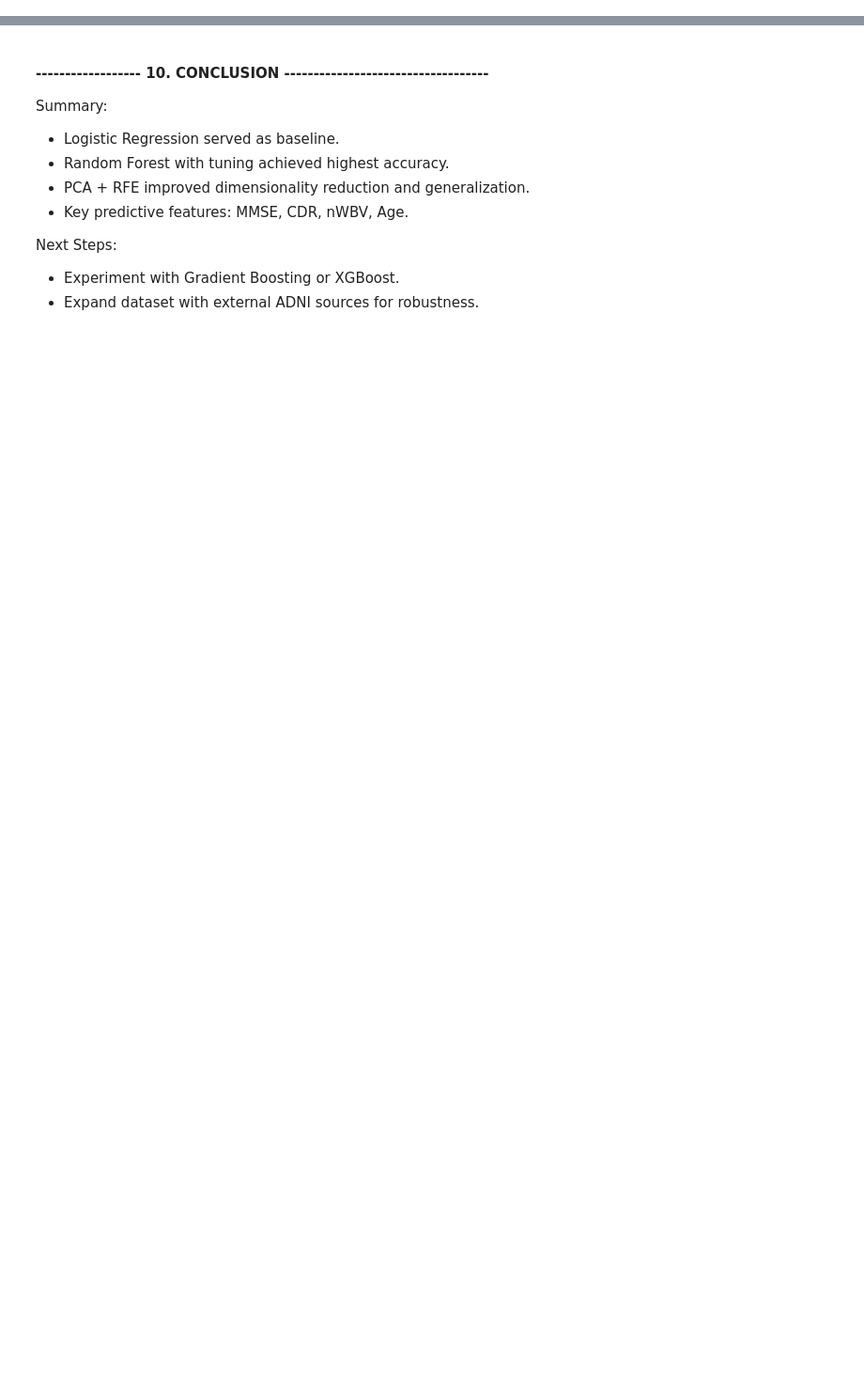
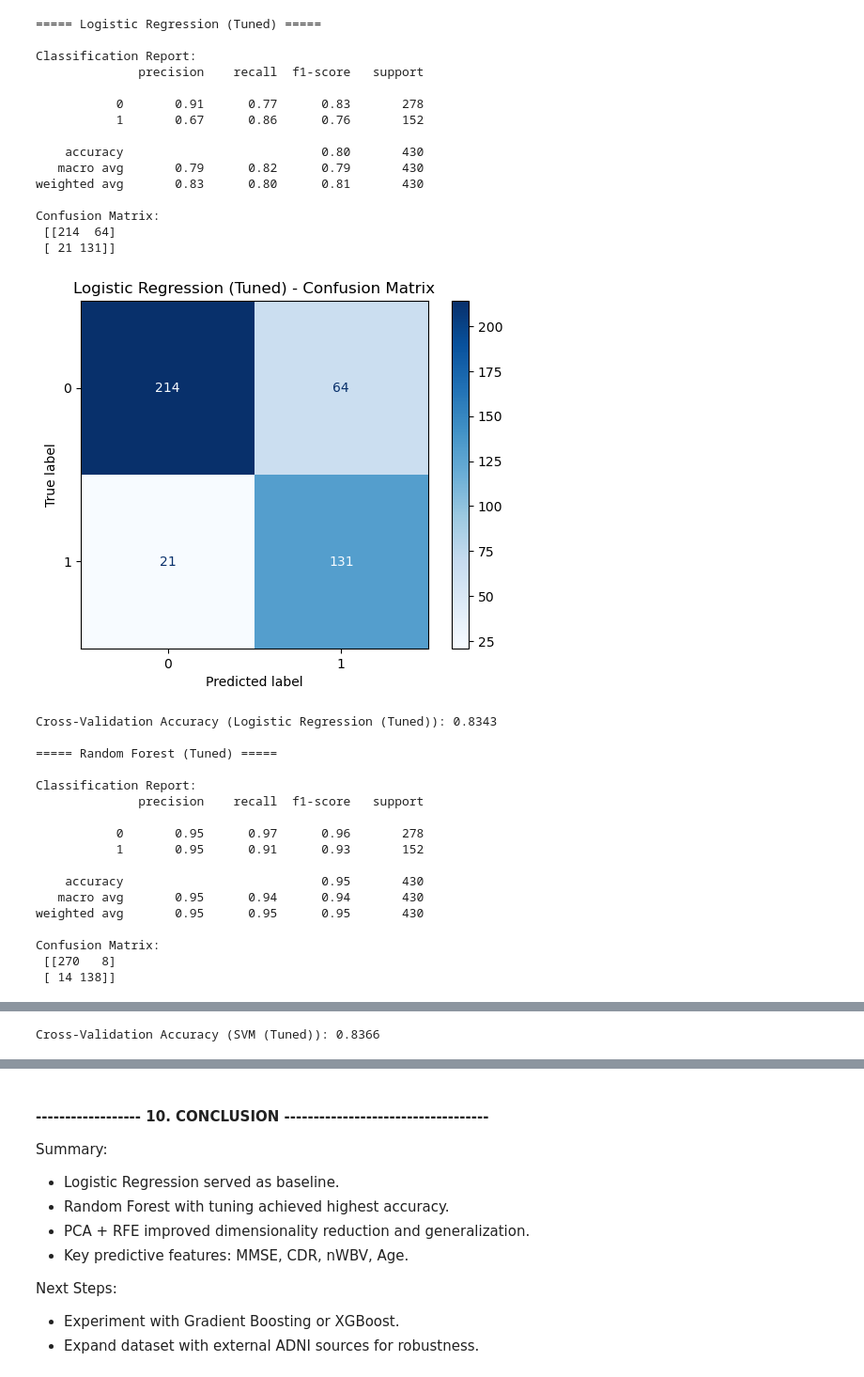
Before and after one commit to SmritiReddyy/Alzheimer-s-Disease-Detection-with-ML, a Jupyter notebook: MLMidterm.ipynb, the cells around one changed output, grey strips where cells are left out. Shown at 94% size. Saved outputs shown, nothing was run; the diff lists cells and outputs as text; code cells hidden in the pictures; blank space fills up the shorter version.

```diff
--- a/MLMidterm.ipynb
+++ b/MLMidterm.ipynb
@@ -185,14 +489,0 @@ print("Cross-validation Accuracy (RF):", np.mean(scores))
-# %%
-
-# ------------------ 9. ANALYSIS & VISUALIZATION -----------------------
-feat_imp = pd.Series(best_rf.feature_importances_, index=X_filtered.columns).sort_values(ascending=False)
-feat_imp.head(10).plot(kind='barh')
-plt.title("Top 10 Feature Importances - Random Forest")
-plt.show()
-
-# ROC curve comparison (optional)
-from sklearn.metrics import RocCurveDisplay
-for name, model in models.items():
-    RocCurveDisplay.from_estimator(model, X_test, y_test)
-plt.title("ROC Curves - Untuned Models")
-plt.show()
@@ -198,0 +608,60 @@ plt.show()
+# %%
+# ------------------ 8. EVALUATION METRICS -----------------------------
+from sklearn.model_selection import cross_val_score
+from sklearn.metrics import ConfusionMatrixDisplay
+
+for name, model in tuned_models.items():
+    print(f"\n===== {name} =====")
+    y_pred = model.predict(X_test)
+
+    # Classification report
+    print("\nClassification Report:")
+    print(classification_report(y_test, y_pred))
+
+    # Confusion Matrix
+    cm = confusion_matrix(y_test, y_pred)
+    print("Confusion Matrix:\n", cm)
+
+    # Plot Confusion Matrix
+    disp = ConfusionMatrixDisplay(confusion_matrix=cm)
+    disp.plot(cmap="Blues", values_format="d")
+    plt.title(f"{name} - Confusion Matrix")
+    plt.show()
+
+    # Cross-validation score
+    scores = cross_val_score(model, X_scaled, y, cv=5, scoring='accuracy')
+    print(f"Cross-Validation Accuracy ({name}): {np.mean(scores):.4f}")
+# %% [output]
+===== Logistic Regression (Tuned) =====
+
+Classification Report:
+              precision    recall  f1-score   support
+
+           0       0.91      0.77      0.83       278
+           1       0.67      0.86      0.76       152
+
+    accuracy                           0.80       430
+   macro avg       0.79      0.82      0.79       430
+weighted avg       0.83      0.80      0.81       430
+
+Confusion Matrix:
+ [[214  64]
+ [ 21 131]]
+[figure, added]
+Cross-Validation Accuracy (Logistic Regression (Tuned)): 0.8343
+
+===== Random Forest (Tuned) =====
+
+Classification Report:
+              precision    recall  f1-score   support
+
+           0       0.95      0.97      0.96       278
+           1       0.95      0.91      0.93       152
+
+    accuracy                           0.95       430
+   macro avg       0.95      0.94      0.94       430
+weighted avg       0.95      0.95      0.95       430
+
+Confusion Matrix:
+ [[270   8]
+ [ 14 138]]
@@ -198,0 +687 @@ plt.show()
+Cross-Validation Accuracy (SVM (Tuned)): 0.8366
```
Also changed, not shown: parts of 25 cells of this notebook.
